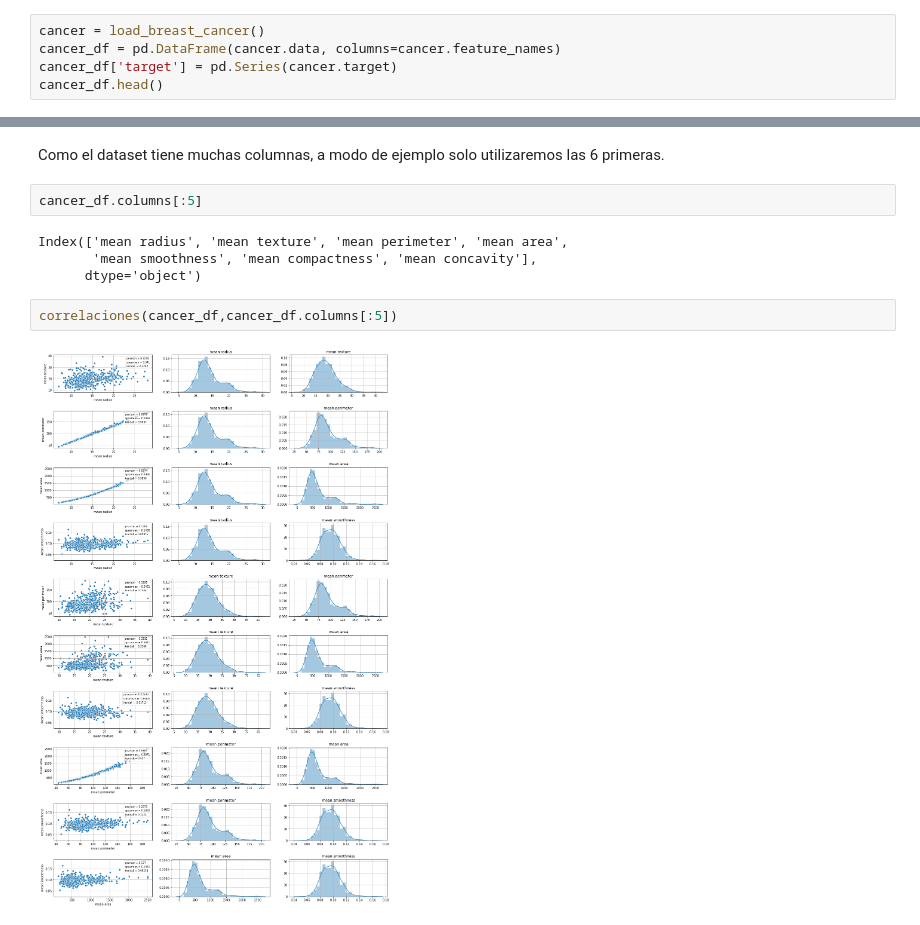
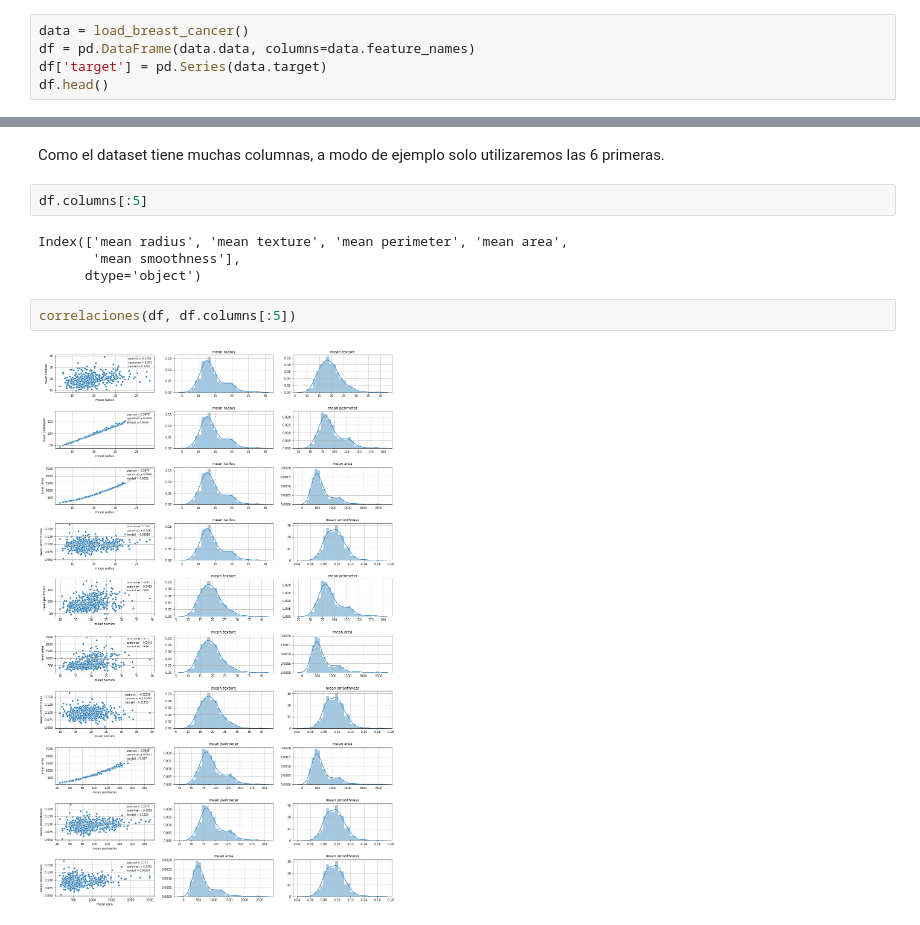
Before and after one commit to PiConsulting/Pensadero, a Jupyter notebook: DataScience/data_science_life_cycle/1_exploratory_data_analysis/Funciones/00.Correlaciones_variables_numericas_funcion.ipynb, the cells around one changed output, grey strips where cells are left out. Saved outputs shown, nothing was run; the diff lists cells and outputs as text.

```diff
--- a/DataScience/data_science_life_cycle/1_exploratory_data_analysis/Funciones/00.Correlaciones_variables_numericas_funcion.ipynb
+++ b/DataScience/data_science_life_cycle/1_exploratory_data_analysis/Funciones/00.Correlaciones_variables_numericas_funcion.ipynb
@@ -63,10 +59,10 @@ def correlaciones(dataset,columns):
 # %% [markdown]
 Para visualizar como trabaja la función utilizaremos el dataset de cancer de sklearn.
 # %%
-cancer = load_breast_cancer()
-cancer_df = pd.DataFrame(cancer.data, columns=cancer.feature_names)
-cancer_df['target'] = pd.Series(cancer.target)
-cancer_df.head()
+data = load_breast_cancer()
+df = pd.DataFrame(data.data, columns=data.feature_names)
+df['target'] = pd.Series(data.target)
+df.head()
 # %% [output]
 |  | mean radius | mean texture | mean perimeter | mean area | mean smoothness | mean compactness | ... |
 | 0 | 17.99 | 10.38 | 122.80 | 1001.0 | 0.11840 | 0.27760 | ... |
@@ -78,12 +74,12 @@ cancer_df.head()
 # %% [markdown]
 Como el dataset tiene muchas columnas, a modo de ejemplo solo utilizaremos las 6 primeras.
 # %%
-cancer_df.columns[:5]
+df.columns[:5]
 # %% [output]
 Index(['mean radius', 'mean texture', 'mean perimeter', 'mean area',
-       'mean smoothness', 'mean compactness', 'mean concavity'],
+       'mean smoothness'],
       dtype='object')
 # %%
-correlaciones(cancer_df,cancer_df.columns[:5])
+correlaciones(df, df.columns[:5])
 # %% [output]
-[figure, old version]
+[figure, new version]
```
Also changed, not shown: parts of 2 cells of this notebook.
